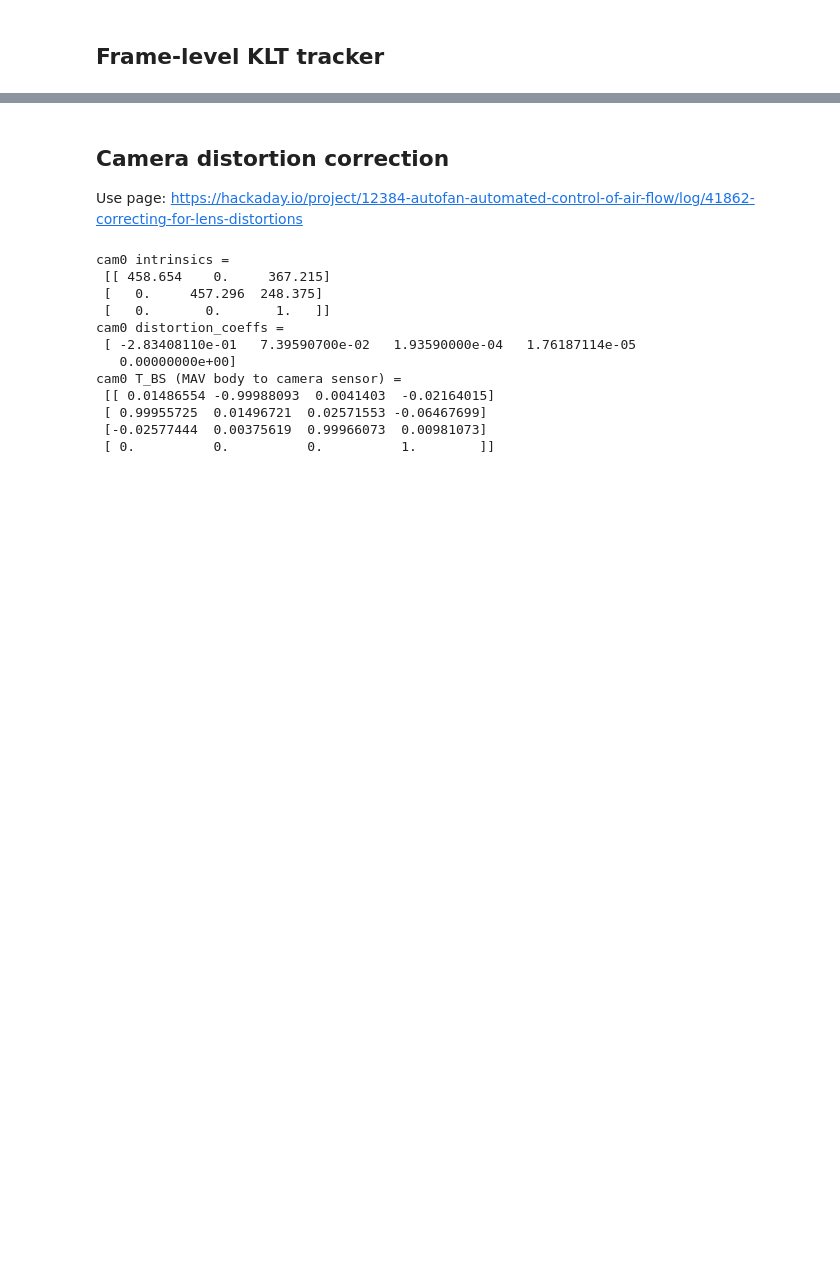
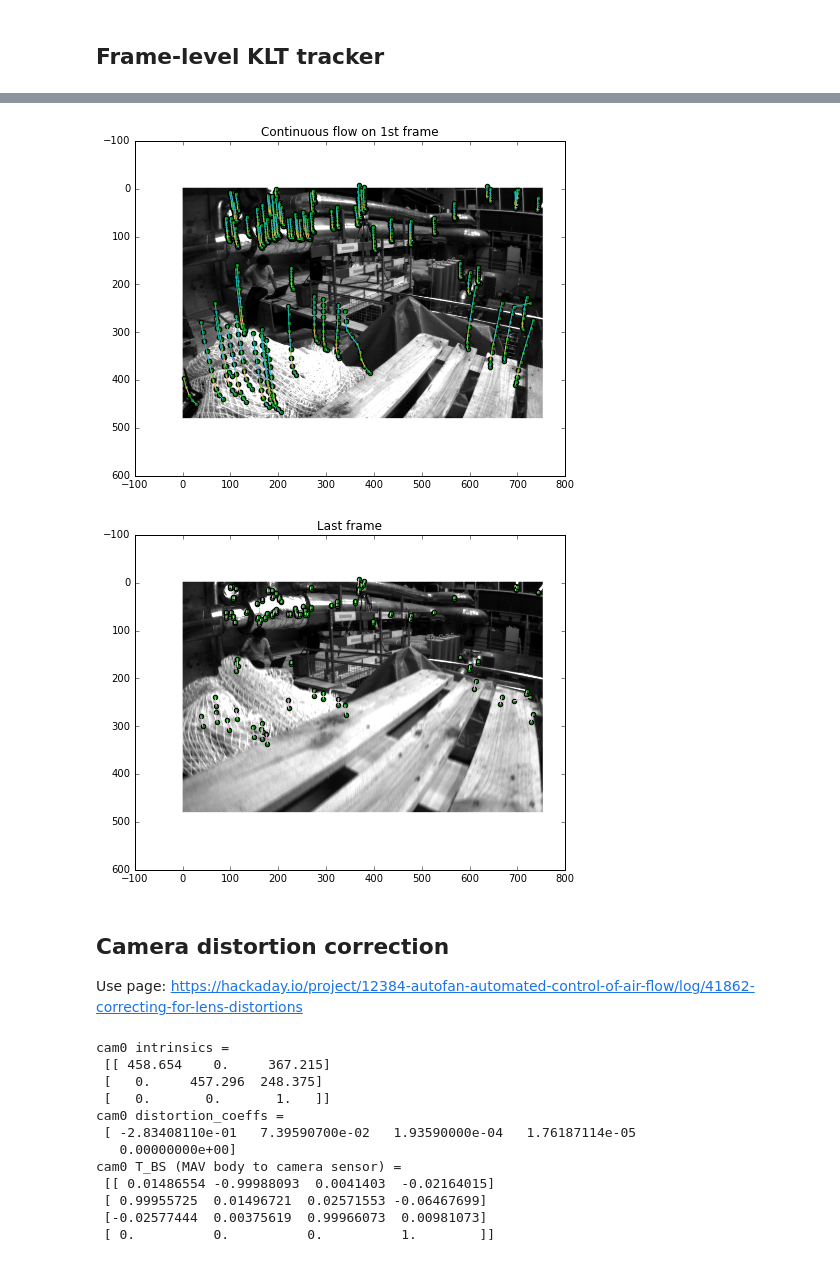
Before and after one commit to jinchenglee/EuRoC_MAV_dataset_tools, a Jupyter notebook: KLT_on_EuRoc_MAV_dataset.ipynb, the cells around one changed output, grey strips where cells are left out. Saved outputs shown, nothing was run; the diff lists cells and outputs as text; code cells hidden in the pictures; blank space fills up the shorter version.

```diff
--- a/KLT_on_EuRoc_MAV_dataset.ipynb
+++ b/KLT_on_EuRoc_MAV_dataset.ipynb
@@ -13,8 +13,8 @@ import csv
 # Attention:
 # 1. Need restart kernel
 # 2. Need to declare before import matplotlib
-#%matplotlib inline
-%matplotlib notebook
+%matplotlib inline
+#%matplotlib notebook
 
 import matplotlib
 
@@ -27,7 +27,7 @@ from mpl_toolkits.mplot3d import Axes3D
 # Dataset location
 #-------------
 # Change this to the directory where you store EuRoC MAV data
-basedir = '/work/asl_dataset/ijrr_euroc_mav_dataset/machine_hall/MH_01_easy/'
+basedir = '/Users/jinchengli/study/asl_dataset/ijrr_euroc_mav_dataset/machine_hall/MH_01_easy/'
 # %% [markdown]
 ## Tile-based KLT tracker
 # %%
@@ -214,28 +217,38 @@ lk_params = dict( winSize  = (15,15),
 cam0_img_list = np.sort(glob.glob(basedir+'mav0/cam0/data/*.png'))
 
 # No of frames to process
-frame_range = range(0, 5, 1)
+frame_range = range(0, 10, 1)
 
 #-------------
 # Processing cam
 #-------------
+dpi = 80
+
+# Read 1st frame
+cam0 = cv2.imread(cam0_img_list[0], cv2.IMREAD_GRAYSCALE)
+
+# Create a figure of the right size with one axes that takes up the full figure
+height, width = cam0.shape
+# What size does the figure need to be in inches to fit the image?
+figsize = width / float(dpi), height / float(dpi)
+
+plt.figure(figsize=figsize)
+#plt.autoscale(tight=True)
+
+
+# Show the gray img from camera 0
+plt.imshow(cam0, cmap='gray')
+plt.title("Continuous flow on 1st frame")
 
 for fr in frame_range:
-    #Pyplot figure size
-    plt.figure(figsize=(12,4))
-    plt.autoscale(tight=True)
-
     cam0 = cv2.imread(cam0_img_list[fr], cv2.IMREAD_GRAYSCALE)
-
-    # Show the gray img from camera 0
-    plt.imshow(cam0, cmap='gray')
-
 
     # Optical flow tracking
     # First frame, mark feature
     if fr==0:
         p0 = cv2.goodFeaturesToTrack(cam0, mask = None, **feature_params)
-        plt.scatter(p0[:,:,0], p0[:,:,1], marker='o', color='r')
+        #plt.scatter(p0[:,:,0], p0[:,:,1], marker='o', color='r')
+
     # Draw flow
     else:
         # OF tracking
@@ -259,8 +272,24 @@ for fr in frame_range:
 
     # Save pyplot image
     plt.savefig(str(fr).zfill(3)+'.png')
-    # Show the image
-    plt.show()
+
+# Show the image with continuous flow
+plt.show()
+
+# Draw last frame
+plt.figure(figsize=figsize)
+#plt.axis('off')
+plt.imshow(cam0, cmap='gray')
+plt.title("Last frame")
+plt.scatter(good_old[:,0], good_old[:,1], linestyle='-', c='g')
+plt.scatter(good_new[:,0], good_new[:,1], linestyle='-', c='g')
+cur_rand_color = (np.random.rand(),0.7, np.random.rand(),1.0)
+
+for idx in range(good_old.shape[0]):
+    plt.plot([good_old[idx,0], good_new[idx,0]],
+                    [good_old[idx,1], good_new[idx,1]],
+                    linestyle='-', color=cur_rand_color)
+plt.show()
 
     # Use opencv to show image
     #cv2.imshow('cam0',cam0)
@@ -280,3 +299,5 @@ for fr in frame_range:
+[figure, added]
+[figure, added]
 # %% [markdown]
 ## Camera distortion correction
 
```
Also changed, not shown: parts of 5 cells of this notebook, 1 other file.
